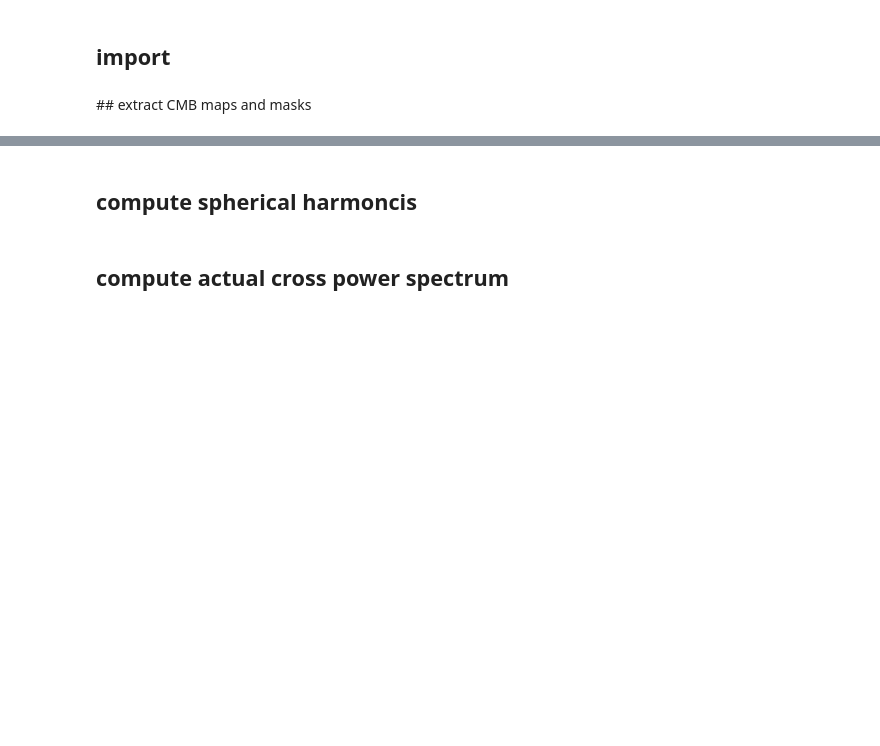
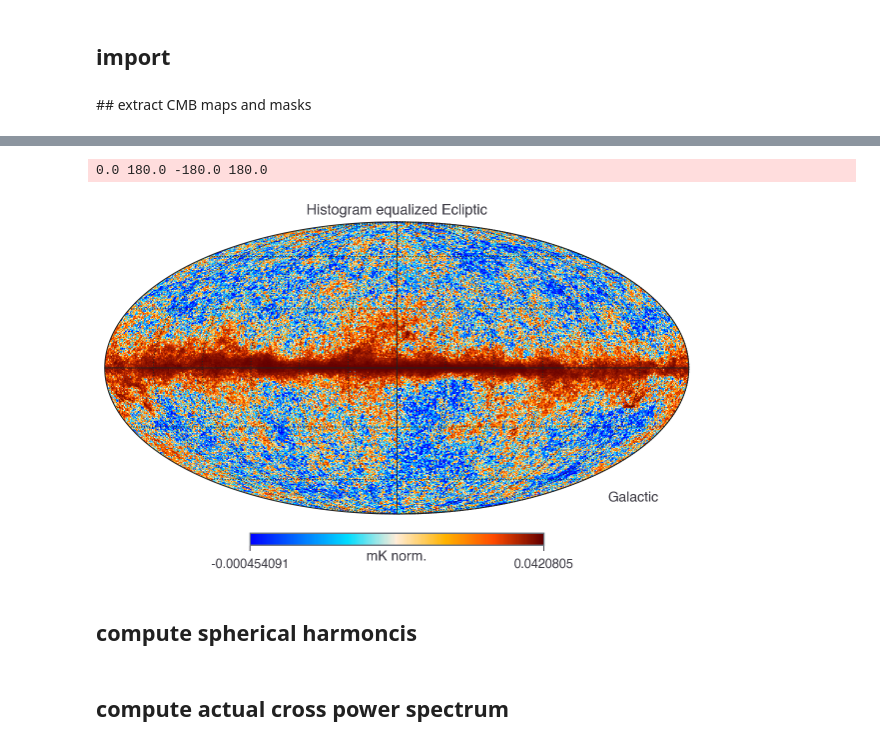
Before and after one commit to raul-bermejo/cmb_geometry, a Jupyter notebook: sandpit.ipynb, the cells around one changed output, grey strips where cells are left out. Cells and saved outputs as stored; diff of their text form; code cells hidden in the pictures; blank space fills up the shorter version.

```diff
--- a/sandpit.ipynb
+++ b/sandpit.ipynb
@@ -77,17 +78,0 @@ print(f'It took {end1-start1:.2f}s. to extract the Planck data files.')
-# %%
-BAD_DATA = -1.6375e+30
-
-def quality_check(sky_array, bad_data=-1.6375e+30):
-    '''
-    Document once fully test
-    '''
-
-    sky_array = sky_array.astype(np.float)
-
-    sky_array[sky_array ==  BAD_DATA] = 0
-    mean_sky = np.mean(sky_array)
-    print(mean_sky)
-
-    return(mean_sky)
-
-sky_hm1, sky_hm2 = quality_check(sky_hm1), quality_check(sky_hm2)
@@ -93,0 +81,22 @@ sky_hm1, sky_hm2 = quality_check(sky_hm1), quality_check(sky_hm2)
+# %%
+BAD_DATA = -1.6375e+30
+
+def clean_skydata(sky_array,
+                  bad_data_threshold=-1e12):
+    '''
+    Document once fully test
+    '''
+
+    sky_array = sky_array.astype(np.float)
+
+    print(f'Carryiing out data quality of sky map. Currently, the mean is {np.mean(sky_array):.2e}')
+    print('-'*80)
+
+    sky_array[sky_array <  bad_data_threshold] = 0
+    mean_sky = np.mean(sky_array)
+    print(f'Data Quality check completed. The mean of the sky map corresponds to: {mean_sky:.2e}')
+    print('='*80)
+
+    return(sky_array)
+
+sky_hm1, sky_hm2 = clean_skydata(sky_hm1), clean_skydata(sky_hm2)
@@ -111,7 +127,10 @@ print(np.mean(sky_hm1))
 # %%
-hp.mollview(array_list[0]*1e3, coord=["G"],  norm="hist",
+hp.mollview(sky_hm2, coord=["G"],  norm="hist",
             title="Histogram equalized Ecliptic", unit="mK norm.", cmap=cmap)
 hp.graticule()
+# %% [output]
+0.0 180.0 -180.0 180.0
+[figure, added]
 # %% [markdown]
 ## compute spherical harmoncis
 # %%
```
Also changed, not shown: parts of 6 cells of this notebook.
